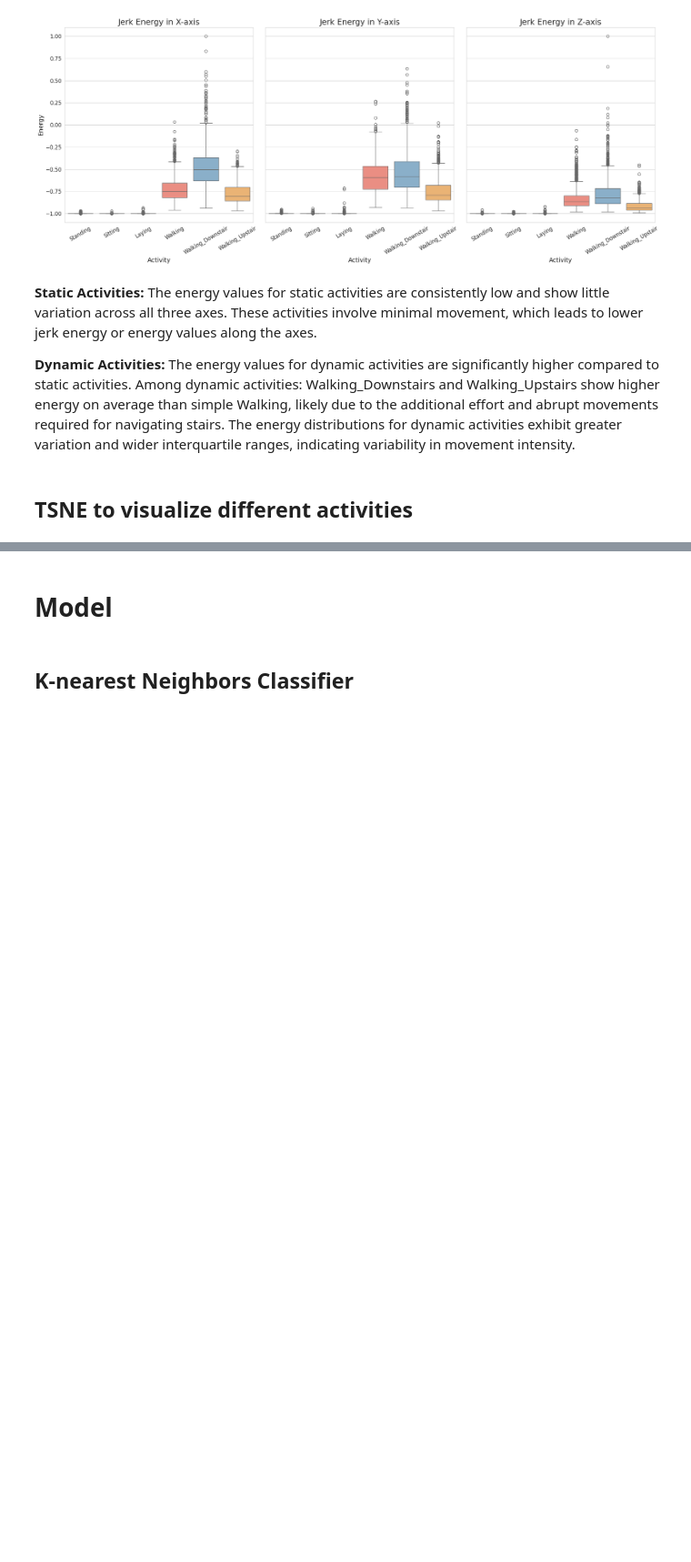
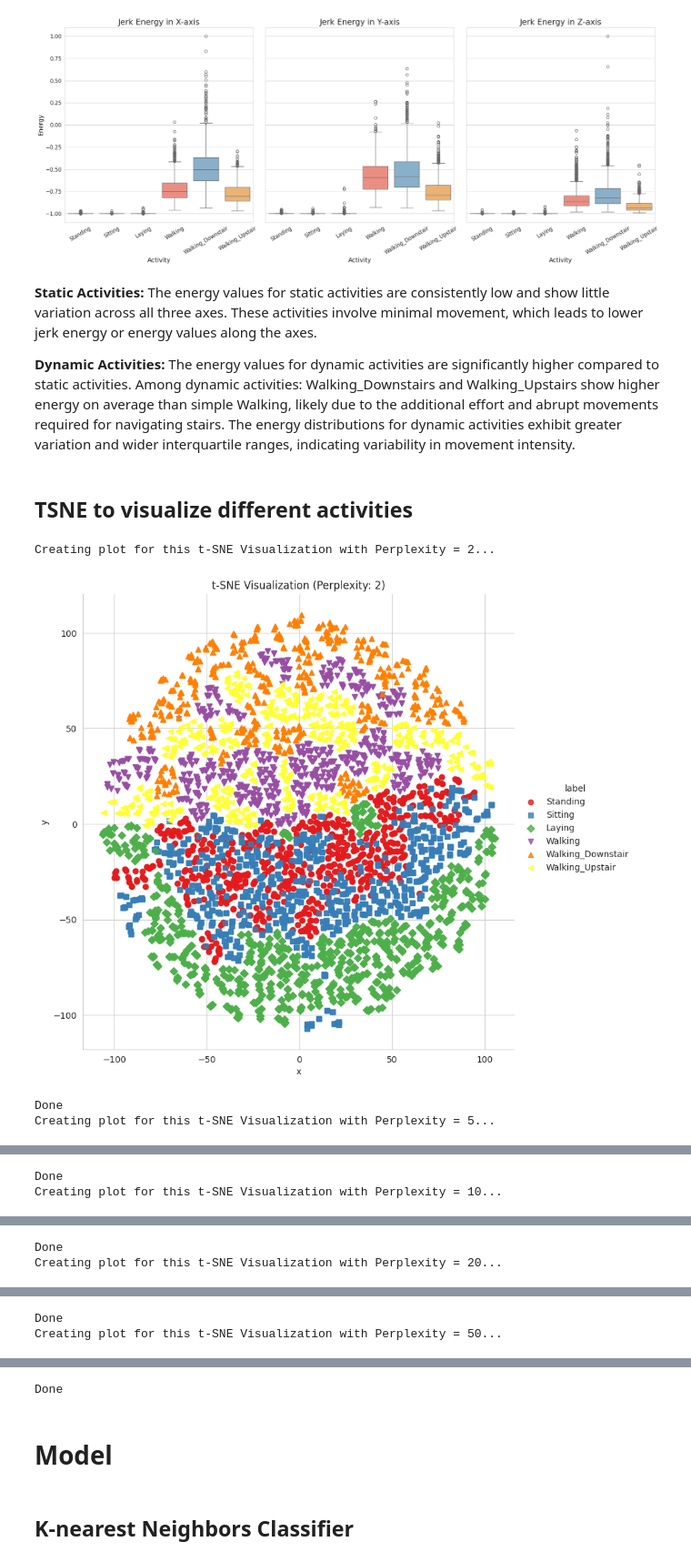
Before and after one commit to YingxiC/stats415-final-project, a Jupyter notebook: STATS415_Project.ipynb, the cells around one changed output, grey strips where cells are left out. Shown at 91% size. Saved outputs shown, nothing was run; the diff lists cells and outputs as text; code cells hidden in the pictures; blank space fills up the shorter version.

```diff
--- a/STATS415_Project.ipynb
+++ b/STATS415_Project.ipynb
@@ -424,25 +423,30 @@ The energy distributions for dynamic activities exhibit greater variation and wi
 ## TSNE to visualize different activities
 # %%
 # # Defining a function that takes input and plots the t-SNE
-# def perform_tsne(X_data, y_data, perplexities):
-#     for index, perplexity in enumerate(perplexities):
-#         # Perform t-SNE
-#         X_reduced = TSNE(perplexity=perplexity, random_state=42).fit_transform(X_data)
+def perform_tsne(X_data, y_data, perplexities):
+    for index, perplexity in enumerate(perplexities):
+        # Perform t-SNE
+        X_reduced = TSNE(perplexity=perplexity, random_state=42).fit_transform(X_data)
 
-#         # Getting required data for Seaborn plot
-#         print(f"Creating plot for this t-SNE Visualization with Perplexity = {perplexity}...")
-#         df = pd.DataFrame({'x': X_reduced[:, 0], 'y': X_reduced[:, 1], 'label': y_data})
+        # Getting required data for Seaborn plot
+        print(f"Creating plot for this t-SNE Visualization with Perplexity = {perplexity}...")
+        df = pd.DataFrame({'x': X_reduced[:, 0], 'y': X_reduced[:, 1], 'label': y_data})
 
-#         # Plotting the data
-#         sns.lmplot(
-#             data=df, x='x', y='y', hue='label', fit_reg=False, height=8, # Use height instead of size
-#             palette='Set1', markers=['o', 's', 'D', 'v', '^', '<']
-#         )
-#         plt.title(f"t-SNE Visualization (Perplexity: {perplexity})")
-#         plt.show()
-#         print("Done")
+        # Plotting the data
+        sns.lmplot(
+            data=df, x='x', y='y', hue='label', fit_reg=False, height=8, # Use height instead of size
+            palette='Set1', markers=['o', 's', 'D', 'v', '^', '<']
+        )
+        plt.title(f"t-SNE Visualization (Perplexity: {perplexity})")
+        plt.show()
+        print("Done")
 # %%
-# # X_tsne = train.drop(['Subject', 'Activity','Activity_Name'], axis=1)
-# X_tsne = train.drop(['Activity'], axis=1)
-# y_tsne = train['Activity']
-# perform_tsne(X_data = X_tsne,y_data=y_tsne, perplexities =[2,5,10,20,50])
+# X_tsne = train.drop(['Subject', 'Activity','Activity_Name'], axis=1)
+X_tsne = train.drop(['Activity'], axis=1)
+y_tsne = train['Activity']
+perform_tsne(X_data = X_tsne,y_data=y_tsne, perplexities =[2,5,10,20,50])
+# %% [output]
+Creating plot for this t-SNE Visualization with Perplexity = 2...
+[figure, added]
+Done
+Creating plot for this t-SNE Visualization with Perplexity = 5...
@@ -448,0 +454,2 @@ The energy distributions for dynamic activities exhibit greater variation and wi
+Done
+Creating plot for this t-SNE Visualization with Perplexity = 10...
@@ -448,0 +457,2 @@ The energy distributions for dynamic activities exhibit greater variation and wi
+Done
+Creating plot for this t-SNE Visualization with Perplexity = 20...
@@ -448,0 +460,2 @@ The energy distributions for dynamic activities exhibit greater variation and wi
+Done
+Creating plot for this t-SNE Visualization with Perplexity = 50...
@@ -449,3 +463,4 @@ The energy distributions for dynamic activities exhibit greater variation and wi
+Done
 # %% [markdown]
 # Model
 # %% [markdown]
```
Also changed, not shown: parts of 10 cells of this notebook.
